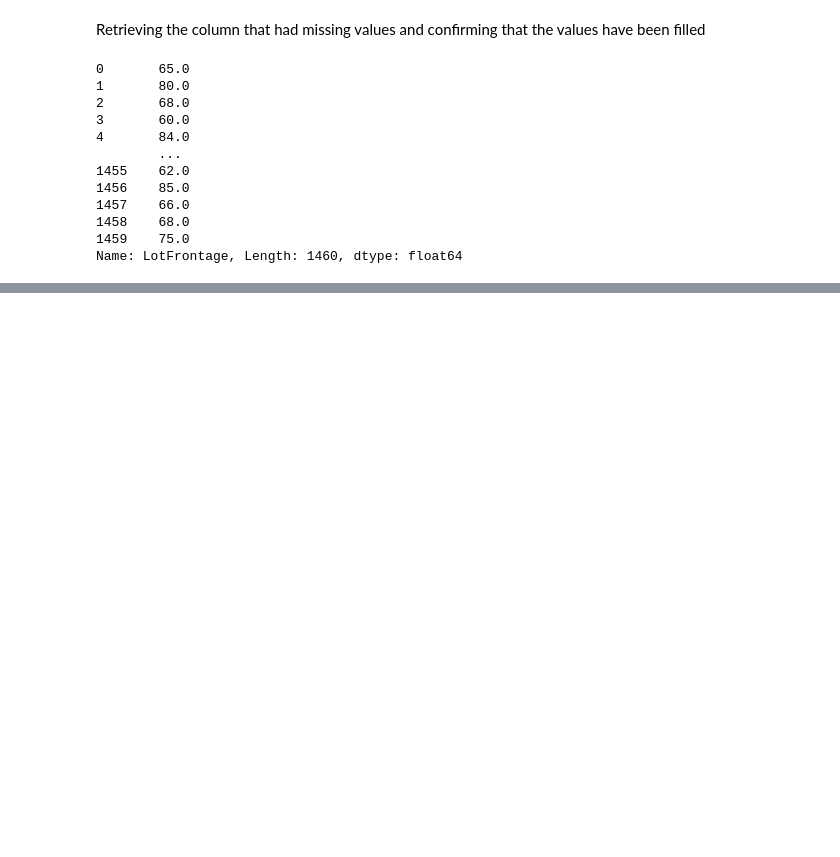
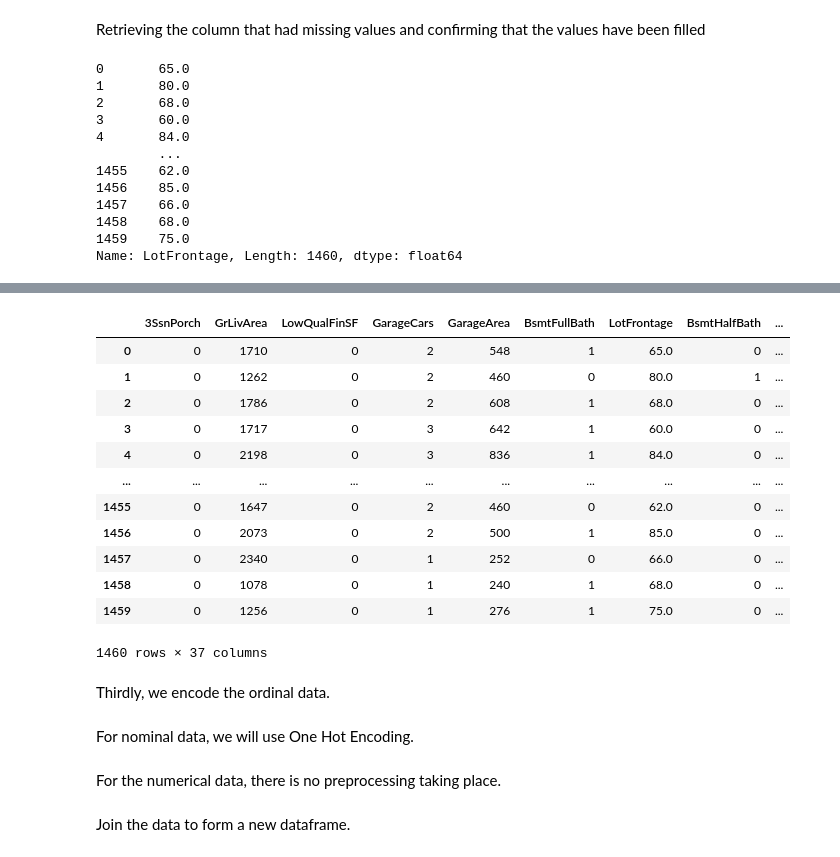
Before and after one commit to JoanWaweru/ML-Group-5-Tasks, a Jupyter notebook: Housing_Price_Task.ipynb, the cells around one changed output, grey strips where cells are left out. Saved outputs shown, nothing was run; the diff lists cells and outputs as text; code cells hidden in the pictures; blank space fills up the shorter version.

```diff
--- a/Housing_Price_Task.ipynb
+++ b/Housing_Price_Task.ipynb
@@ -108,3 +108,7 @@ data.LotFrontage
 1458    68.0
 1459    75.0
 Name: LotFrontage, Length: 1460, dtype: float64
+# %%
+initialFeatures=list(data.columns)
+initialFeatures
+len(initialFeatures)
@@ -110,0 +138,2 @@ Name: LotFrontage, Length: 1460, dtype: float64
+# %%
+categoricalFeatures = list(data.select_dtypes(include=['object']).copy().columns)
@@ -110,0 +162,23 @@ Name: LotFrontage, Length: 1460, dtype: float64
+# %%
+nominalData=['MSZoning', 'LandContour', 'LotConfig','Neighborhood','RoofStyle','RoofMatl','Exterior1st','Exterior2nd','Foundation','BsmtFinType1','CentralAir']
+ordinalData = list(set(categoricalFeatures)-set(nominalData))
+numericalData = list(set(initialFeatures)-set(categoricalFeatures))
+target = ['SalePrice']
+# %%
+data[numericalData]
+# %% [output]
+|  | 3SsnPorch | GrLivArea | LowQualFinSF | GarageCars | GarageArea | BsmtFullBath | LotFrontage | BsmtHalfBath | ... |
+| 0 | 0 | 1710 | 0 | 2 | 548 | 1 | 65.0 | 0 | ... |
+| 1 | 0 | 1262 | 0 | 2 | 460 | 0 | 80.0 | 1 | ... |
+| 2 | 0 | 1786 | 0 | 2 | 608 | 1 | 68.0 | 0 | ... |
+| 3 | 0 | 1717 | 0 | 3 | 642 | 1 | 60.0 | 0 | ... |
+| 4 | 0 | 2198 | 0 | 3 | 836 | 1 | 84.0 | 0 | ... |
+| ... | ... | ... | ... | ... | ... | ... | ... | ... | ... |
+| 1455 | 0 | 1647 | 0 | 2 | 460 | 0 | 62.0 | 0 | ... |
+| 1456 | 0 | 2073 | 0 | 2 | 500 | 1 | 85.0 | 0 | ... |
+| 1457 | 0 | 2340 | 0 | 1 | 252 | 0 | 66.0 | 0 | ... |
+| 1458 | 0 | 1078 | 0 | 1 | 240 | 1 | 68.0 | 0 | ... |
+| 1459 | 0 | 1256 | 0 | 1 | 276 | 1 | 75.0 | 0 | ... |
+1460 rows × 37 columns
+# %% [markdown]
+Thirdly, we encode the ordinal data.
@@ -110,0 +191,2 @@ Name: LotFrontage, Length: 1460, dtype: float64
+# %% [markdown]
+For nominal data, we will use One Hot Encoding.
@@ -110,0 +195,2 @@ Name: LotFrontage, Length: 1460, dtype: float64
+# %% [markdown]
+For the numerical data, there is no preprocessing taking place.
@@ -110,0 +199,2 @@ Name: LotFrontage, Length: 1460, dtype: float64
+# %% [markdown]
+Join the data to form a new dataframe.
```
Also changed, not shown: parts of 13 cells of this notebook.
